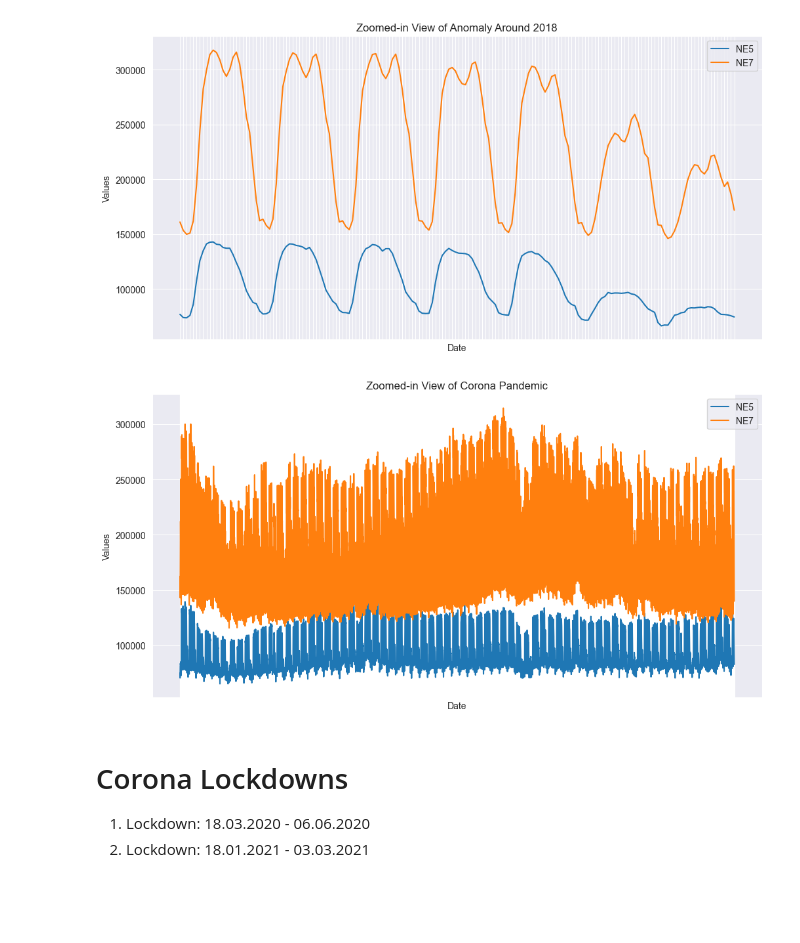
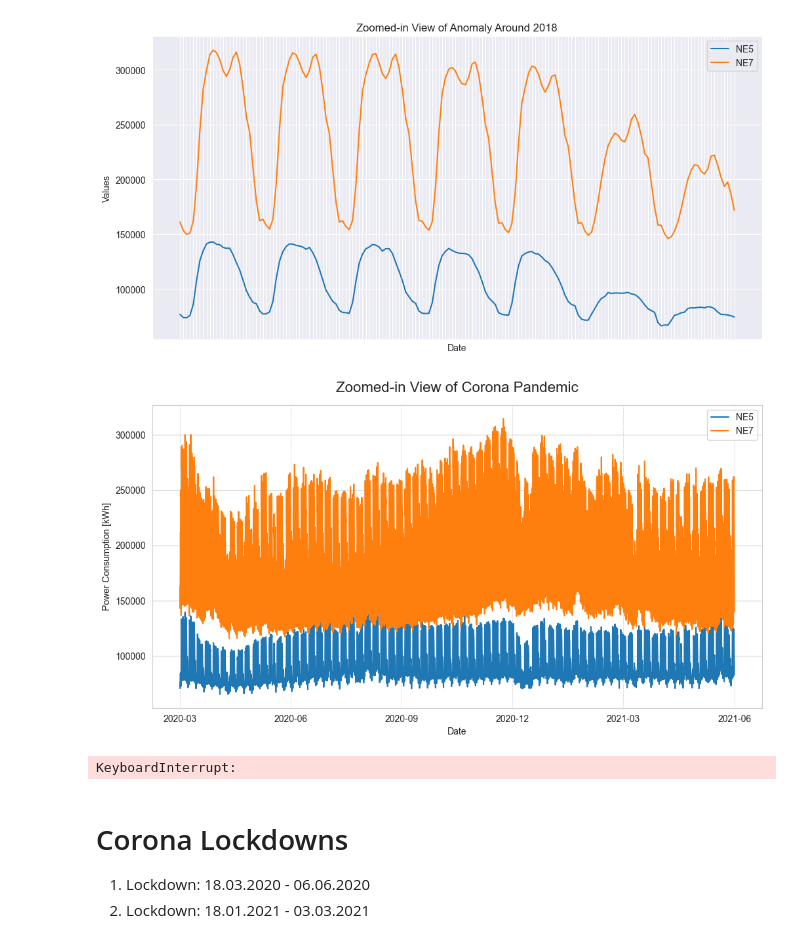
Before and after one commit to d-sbrgr/DSPRO1-power-prediction, a Jupyter notebook: data_exploration.ipynb, the cells around one changed output. Cells and saved outputs as stored; diff of their text form; code cells hidden in the pictures; blank space fills up the shorter version.

```diff
--- a/data_exploration.ipynb
+++ b/data_exploration.ipynb
@@ -189,23 +309,35 @@ plt.show()
 # %%
-# Define the corona period: March 2020 to June 2021 (adjust as needed)
-df1_corona = df1_date_index.loc['2020-03-01':'2021-06-30'].copy()
+import pandas as pd
+import matplotlib.pyplot as plt
+import seaborn as sns
 
-plt.figure(figsize=(12, 6))
+# Ensure Date_format is in datetime format
+df1_corona['Date_format'] = pd.to_datetime(df1_corona['Date_format'])
 
-# Plot NE5 values from anomaly_period with 'Date' as x-axis
+# Generate evenly spaced dates
+start_date = '2020-03-01'
+end_date = '2021-06-30'
+custom_ticks = pd.date_range(start=start_date, end=end_date, periods=6)
+
+# Plotting
+plt.figure(figsize=(12, 6), facecolor='white')
+plt.gca().set_facecolor('white')
+
+# Set custom ticks and labels
+plt.xticks(custom_ticks)
+plt.gca().set_xticklabels(custom_ticks.strftime('%Y-%m'))
+
+# Force grid lines on both major and minor ticks
+plt.grid(True, which='both', axis='x', linestyle='--', linewidth=0.5)
+
 sns.lineplot(x='Date_format', y='Value_NE5', data=df1_corona, label='NE5')
-
-# Plot NE7 values from anomaly_period with 'Date' as x-axis
 sns.lineplot(x='Date_format', y='Value_NE7', data=df1_corona, label='NE7')
 
-plt.title('Zoomed-in View of Corona Pandemic')
+plt.title('Zoomed-in View of Corona Pandemic', fontsize=16, y=1.025)
 plt.xlabel('Date')
-plt.ylabel('Values')
+plt.ylabel('Power Consumption [kWh]')
 plt.legend()
 
-# Make x-tick-labels invisible
-plt.gca().tick_params(labelbottom=False)
-
 plt.show()
 # %% [output]
-[figure, old version]
+[figure, new version]
@@ -212,3 +346,23 @@ plt.show()
+# %%
+plt.figure(figsize=(12, 6))
+
+# Plot NE5 values from anomaly_period with 'Date' as x-axis
+sns.lineplot(x=df1_corona.index, y='Value_NE5', data=df1_corona, label='NE5')
+
+# Plot NE7 values from anomaly_period with 'Date' as x-axis
+sns.lineplot(x=df1_corona.index, y='Value_NE7', data=df1_corona, label='NE7')
+
+plt.title('NE5 and NE7', fontsize=16)
+plt.xlabel('Datapoints')
+plt.ylabel('Powerconsumption [kWh]')
+plt.legend()
+
+# Make x-tick-labels invisible
+# plt.gca().tick_params(labelbottom=False)
+
+plt.show()
+# %% [output]
+KeyboardInterrupt:
 # %% [markdown]
 # Corona Lockdowns
 
```
Also changed, not shown: parts of 17 cells of this notebook, 1 other file.
